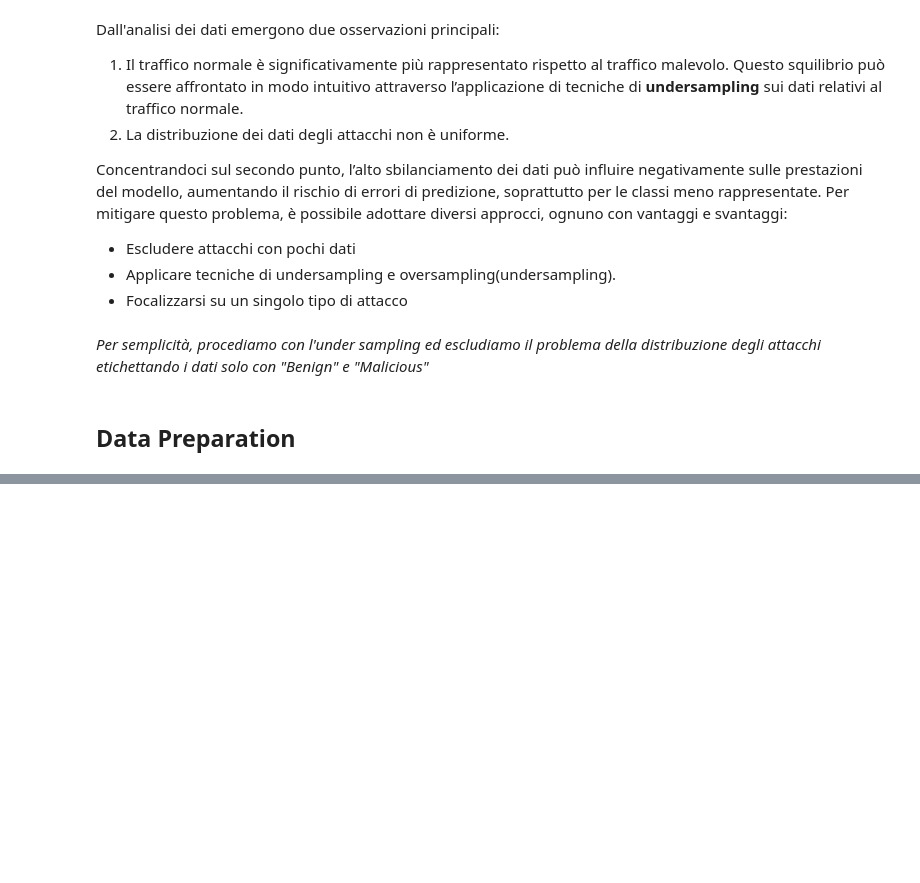
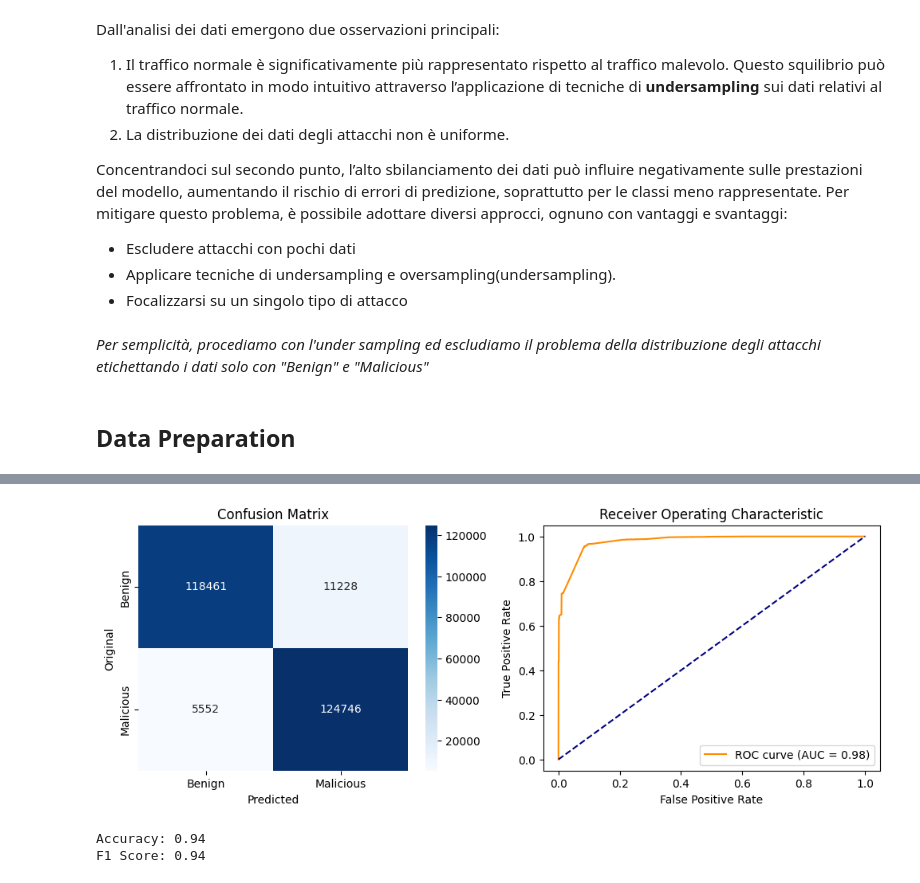
Before and after one commit to jose-sgariglia/Barad-dur, a Jupyter notebook: main.ipynb, the cells around one changed output, grey strips where cells are left out. Saved outputs shown, nothing was run; the diff lists cells and outputs as text; code cells hidden in the pictures; blank space fills up the shorter version.

```diff
--- a/main.ipynb
+++ b/main.ipynb
@@ -234,3 +246,5 @@ features = select_features(x, y)
 print(f"Selected features with threshold >= 0.01:")
 for feature in features:
     print(feature)
+
+X = dataset[features]
@@ -236,0 +268,6 @@ for feature in features:
+# %%
+# Data Splitting
+
+from sklearn.model_selection import train_test_split
+
+X_train, X_test, y_train, y_test = train_test_split(X, y, test_size=0.2, random_state=42)
@@ -236,0 +373,44 @@ for feature in features:
+# %%
+# Model Evaluation
+from sklearn.metrics import confusion_matrix, roc_curve, auc, accuracy_score, f1_score
+import seaborn as sns
+
+def evaluate_model(model, X_test, y_test) -> plt.Figure:
+    y_pred_probs = model.predict(X_test).ravel()
+    y_pred = (y_pred_probs >= 0.5).astype(int)
+
+    cm = confusion_matrix(y_test, y_pred)
+    fpr, tpr, _ = roc_curve(y_test, y_pred_probs)
+    roc_auc = auc(fpr, tpr)
+
+    plt.figure(figsize=(12, 4))
+    labels = ["Benign", "Malicious"]
+
+    plt.subplot(1, 2, 1)
+    sns.heatmap(cm, annot=True, fmt="d", cmap="Blues", xticklabels=labels, yticklabels=labels)
+    plt.xlabel("Predicted")
+    plt.ylabel("Original")
+    plt.title("Confusion Matrix")
+
+    plt.subplot(1, 2, 2)
+    plt.plot(fpr, tpr, label=f"ROC curve (AUC = {roc_auc:.2f})", color="darkorange")
+    plt.plot([0, 1], [0, 1], color="navy", linestyle="--")
+    plt.xlabel("False Positive Rate")
+    plt.ylabel("True Positive Rate")
+    plt.title("Receiver Operating Characteristic")
+    plt.legend(loc="lower right")
+    plt.show()
+
+    accuracy = accuracy_score(y_test, y_pred)
+    f1 = f1_score(y_test, y_pred)
+
+    print(f"Accuracy: {accuracy:.2f}")
+    print(f"F1 Score: {f1:.2f}")
+
+    plot = plt.gcf()
+
+    return plot
+
+
+plot_cm_and_roc = evaluate_model(model, X_test, y_test)
+# %% [output]
@@ -236,0 +418,3 @@ for feature in features:
+[figure, added]
+Accuracy: 0.94
+F1 Score: 0.94
```
Also changed, not shown: parts of 9 cells of this notebook, 3 other files.
